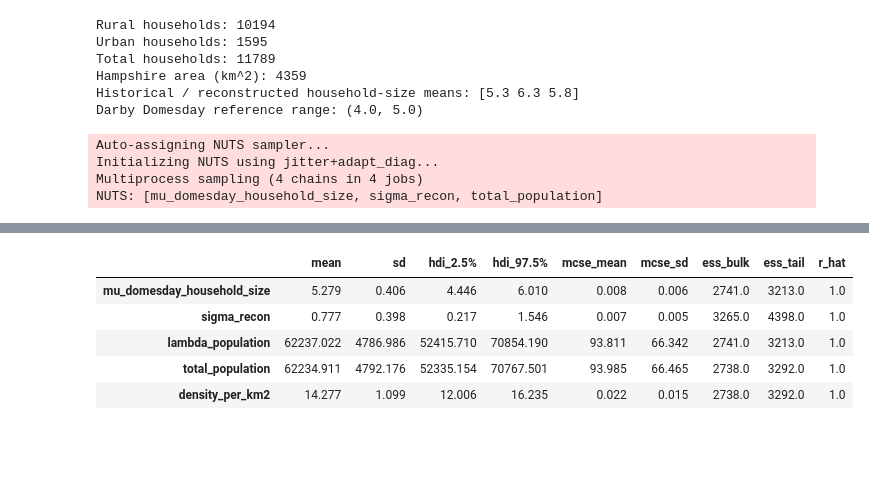
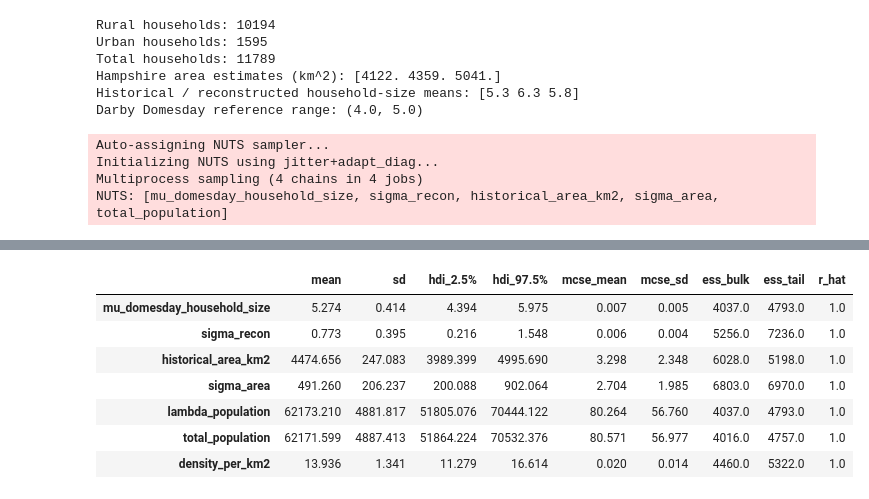
Before and after one commit to wccarleton/angkorclusters, a Jupyter notebook: Src/density.ipynb, the cells around one changed output, grey strips where cells are left out. Cells and saved outputs as stored; diff of their text form; code cells hidden in the pictures; blank space fills up the shorter version.

```diff
--- a/Src/density.ipynb
+++ b/Src/density.ipynb
@@ -71,15 +74,17 @@ import pytensor.tensor as pt
 # -----------------------------
 # Data inputs
 # -----------------------------
+
+import numpy as np
 
 # Domesday Hampshire households from La Poutré (2023), chapter VIII
 hampshire_rural_households = 10194
 hampshire_urban_households = 1595
 hampshire_total_households = hampshire_rural_households + hampshire_urban_households
 
-# Hampshire land area in km^2, including the Isle of Wight
-# Replace with your preferred historical estimate once confirmed.
-hampshire_area_km2 = 4359
+# Hampshire land area estimates in km^2, including the Isle of Wight
+# Historical estimate range + convex hull first-pass estimate
+hampshire_area_estimates_km2 = np.array([4122, 4359, 5041], dtype=float)
 
 # Historically derived / reconstructed household-size means (persons per household)
 # from La Poutré (2023)
@@ -91,21 +96,21 @@ darby_domesday_range = (4.0, 5.0)
 print("Rural households:", hampshire_rural_households)
 print("Urban households:", hampshire_urban_households)
 print("Total households:", hampshire_total_households)
-print("Hampshire area (km^2):", hampshire_area_km2)
+print("Hampshire area estimates (km^2):", hampshire_area_estimates_km2)
 print("Historical / reconstructed household-size means:", household_size_estimates)
 print("Darby Domesday reference range:", darby_domesday_range)
 # %% [output]
 Rural households: 10194
 Urban households: 1595
 Total households: 11789
-Hampshire area (km^2): 4359
+Hampshire area estimates (km^2): [4122. 4359. 5041.]
 Historical / reconstructed household-size means: [5.3 6.3 5.8]
 Darby Domesday reference range: (4.0, 5.0)
 # %%
 with pm.Model() as hampshire_density_model:
     # Fixed data
     n_households = pm.Data("n_households", hampshire_total_households)
-    area_km2 = pm.Data("area_km2", hampshire_area_km2)
+    area_obs_km2 = pm.Data("area_obs_km2", hampshire_area_estimates_km2)
     hh_means_obs = pm.Data("hh_means_obs", household_size_estimates)
 
     # Domesday mean household size — prior centred on Darby's range
@@ -122,6 +127,23 @@ with pm.Model() as hampshire_density_model:
         mu=mu_domesday,
         sigma=sigma_recon,
         observed=hh_means_obs,
+    )
+
+    # Latent historical Hampshire area (km^2)
+    # Prior centered on the middle estimate with fairly weak uncertainty
+    historical_area_km2 = pm.Normal(
+        "historical_area_km2",
+        mu=4359,
+        sigma=500,
+    )
+
+    # Observed area estimates as noisy measurements of the latent historical area
+    sigma_area = pm.Exponential("sigma_area", lam=1/300)
+    pm.Normal(
+        "observed_area_estimates",
+        mu=historical_area_km2,
+        sigma=sigma_area,
+        observed=area_obs_km2,
     )
 
     # Expected population
@@ -143,7 +165,7 @@ with pm.Model() as hampshire_density_model:
 
     density_per_km2 = pm.Deterministic(
         "density_per_km2",
-        total_population / area_km2,
+        total_population / historical_area_km2,
     )
 
     idata = pm.sample(
@@ -160,6 +182,8 @@ az.summary(
     var_names=[
         "mu_domesday_household_size",
         "sigma_recon",
+        "historical_area_km2",
+        "sigma_area",
         "lambda_population",
         "total_population",
         "density_per_km2",
@@ -170,7 +194,7 @@ az.summary(
 Auto-assigning NUTS sampler...
 Initializing NUTS using jitter+adapt_diag...
 Multiprocess sampling (4 chains in 4 jobs)
-NUTS: [mu_domesday_household_size, sigma_recon, total_population]
+NUTS: [mu_domesday_household_size, sigma_recon, historical_area_km2, sigma_area, total_population]
 [interactive output not drawn]
 [interactive output not drawn]
 [interactive output not drawn]
@@ -178,6 +202,8 @@ Sampling 4 chains for 2_000 tune and 4_000 draw iterations (8_000 + 16_000 draws
 |  | mean | sd | hdi_2.5% | hdi_97.5% | mcse_mean | mcse_sd | ess_bulk | ess_tail | r_hat |
-| mu_domesday_household_size | 5.279 | 0.406 | 4.446 | 6.010 | 0.008 | 0.006 | 2741.0 | 3213.0 | 1.0 |
-| sigma_recon | 0.777 | 0.398 | 0.217 | 1.546 | 0.007 | 0.005 | 3265.0 | 4398.0 | 1.0 |
-| lambda_population | 62237.022 | 4786.986 | 52415.710 | 70854.190 | 93.811 | 66.342 | 2741.0 | 3213.0 | 1.0 |
-| total_population | 62234.911 | 4792.176 | 52335.154 | 70767.501 | 93.985 | 66.465 | 2738.0 | 3292.0 | 1.0 |
-| density_per_km2 | 14.277 | 1.099 | 12.006 | 16.235 | 0.022 | 0.015 | 2738.0 | 3292.0 | 1.0 |
+| mu_domesday_household_size | 5.274 | 0.414 | 4.394 | 5.975 | 0.007 | 0.005 | 4037.0 | 4793.0 | 1.0 |
+| sigma_recon | 0.773 | 0.395 | 0.216 | 1.548 | 0.006 | 0.004 | 5256.0 | 7236.0 | 1.0 |
+| historical_area_km2 | 4474.656 | 247.083 | 3989.399 | 4995.690 | 3.298 | 2.348 | 6028.0 | 5198.0 | 1.0 |
+| sigma_area | 491.260 | 206.237 | 200.088 | 902.064 | 2.704 | 1.985 | 6803.0 | 6970.0 | 1.0 |
+| lambda_population | 62173.210 | 4881.817 | 51805.076 | 70444.122 | 80.264 | 56.760 | 4037.0 | 4793.0 | 1.0 |
+| total_population | 62171.599 | 4887.413 | 51864.224 | 70532.376 | 80.571 | 56.977 | 4016.0 | 4757.0 | 1.0 |
+| density_per_km2 | 13.936 | 1.341 | 11.279 | 16.614 | 0.020 | 0.014 | 4460.0 | 5322.0 | 1.0 |
```
Also changed, not shown: parts of 2 cells of this notebook, 2 other files.
